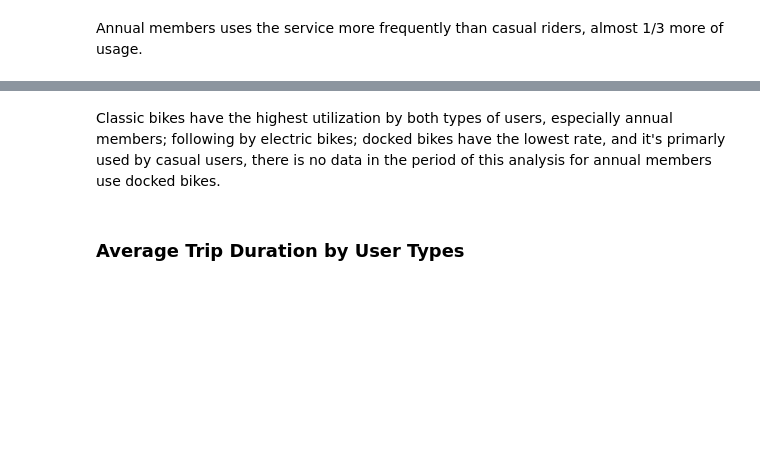
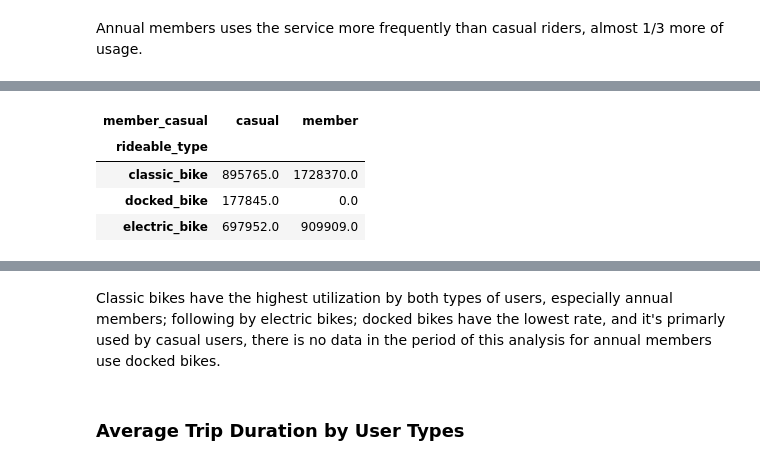
Before and after one commit to nickku1223/cyclistic_analysis, a Jupyter notebook: Cyclistic_analysis.ipynb, the cells around one changed output, grey strips where cells are left out. Drawn from its saved outputs; the diff is of its cells as text; code cells hidden in the pictures; blank space fills up the shorter version.

```diff
--- a/Cyclistic_analysis.ipynb
+++ b/Cyclistic_analysis.ipynb
@@ -497,0 +501,13 @@ rideable_by_rider_type.plot(kind="bar",
+# %%
+# Check how riders uses different types of bike
+rideable_by_rider_type = all_data.groupby(["rideable_type", "member_casual"]).count()["ride_id"].unstack()
+
+# Replace NaN with the number 0
+rideable_by_rider_type = rideable_by_rider_type.replace(np.nan, 0)
+rideable_by_rider_type
+# %% [output]
+| member_casual | casual | member |
+| rideable_type |  |  |
+| classic_bike | 895765.0 | 1728370.0 |
+| docked_bike | 177845.0 | 0.0 |
+| electric_bike | 697952.0 | 909909.0 |
```
Also changed, not shown: parts of 10 cells of this notebook, 15 other files.
